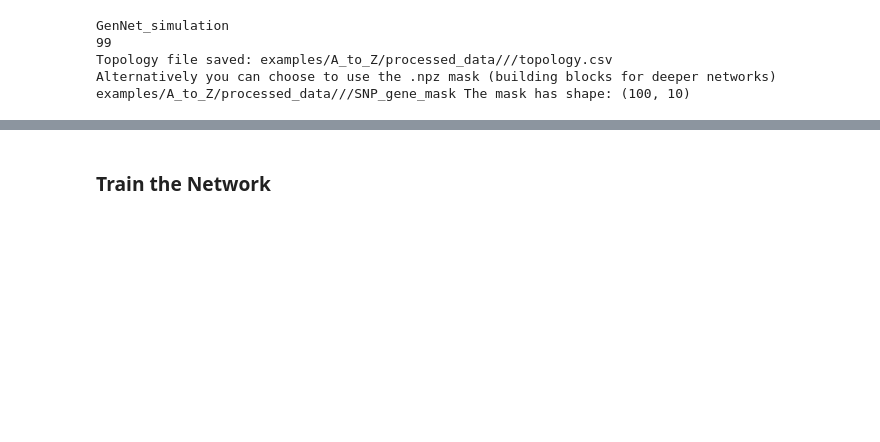
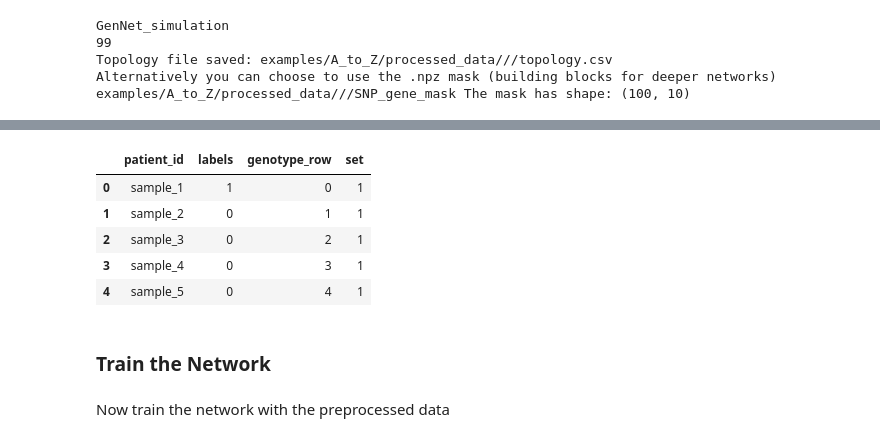
Before and after one commit to ArnovanHilten/GenNet, a Jupyter notebook: examples/A_to_Z/GenNet_A_to_Z.ipynb, the cells around one changed output, grey strips where cells are left out. Cells and saved outputs as stored; diff of their text form; code cells hidden in the pictures; blank space fills up the shorter version.

```diff
--- a/examples/A_to_Z/GenNet_A_to_Z.ipynb
+++ b/examples/A_to_Z/GenNet_A_to_Z.ipynb
@@ -345,3 +377,14 @@ Alternatively you can choose to use the .npz mask (building blocks for deeper ne
+# %%
+pd.read_csv('examples/A_to_Z/run_folder/subjects.csv').head()
+# %% [output]
+|  | patient_id | labels | genotype_row | set |
+| 0 | sample_1 | 1 | 0 | 1 |
+| 1 | sample_2 | 0 | 1 | 1 |
+| 2 | sample_3 | 0 | 2 | 1 |
+| 3 | sample_4 | 0 | 3 | 1 |
+| 4 | sample_5 | 0 | 4 | 1 |
 # %% [markdown]
 ### Train the Network
+# %% [markdown]
+Now train the network with the preprocessed data
 # %%
```
Also changed, not shown: parts of 20 cells of this notebook.
